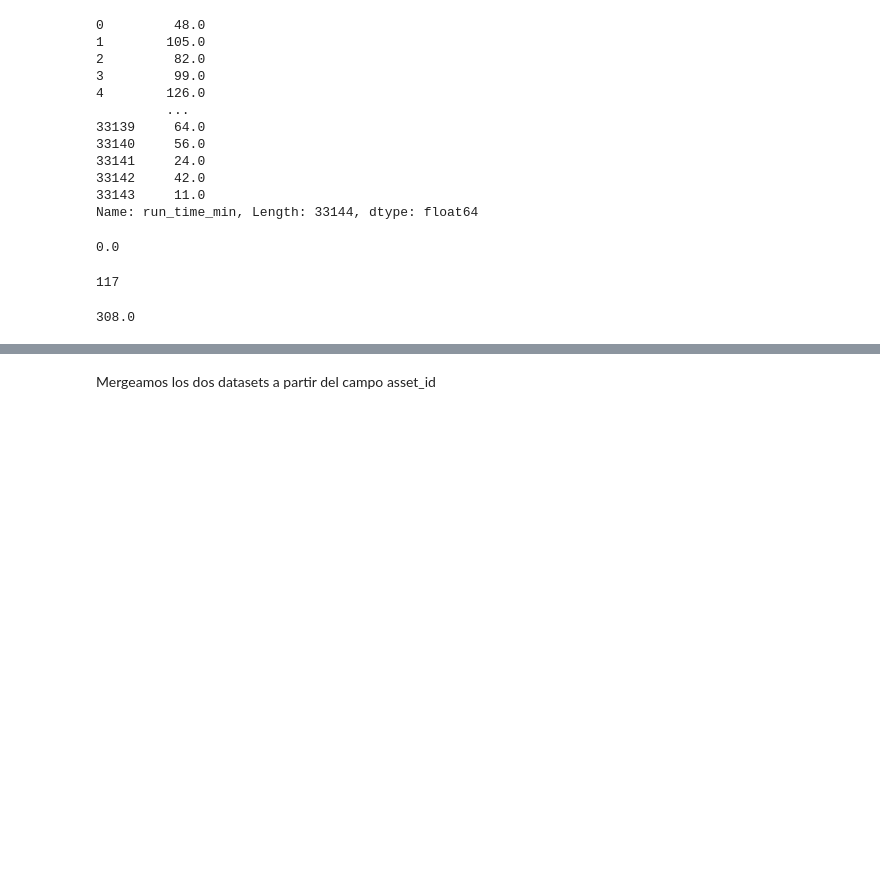
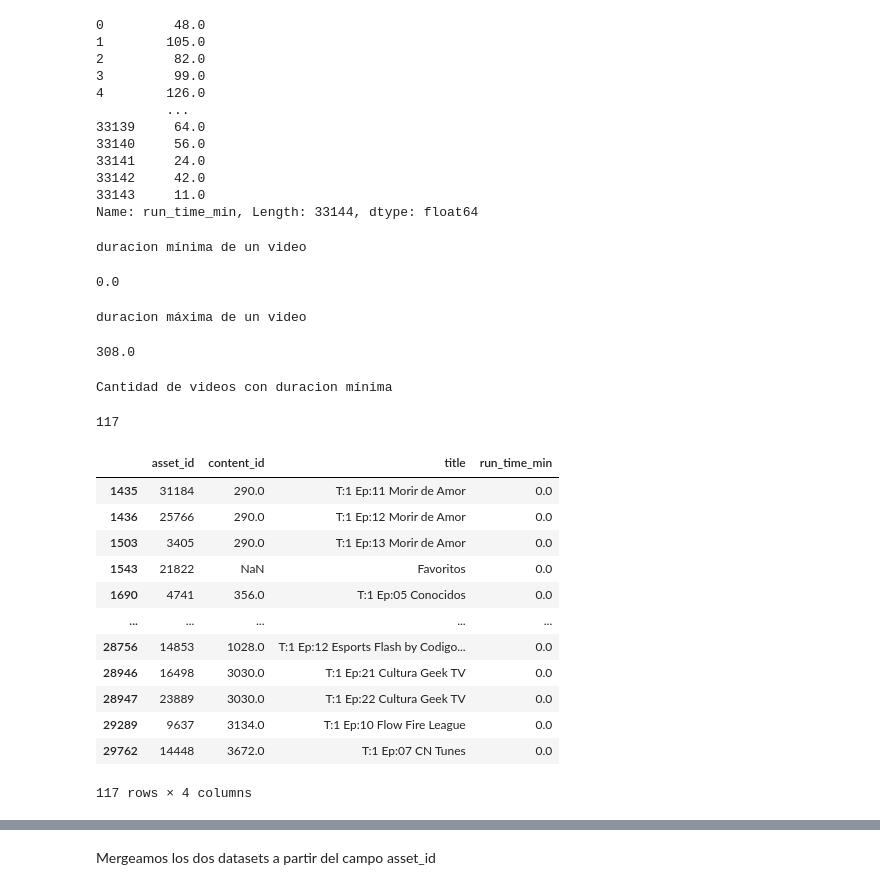
Before and after one commit to ivanjavierparra/Data-Science-Sprint-3, a Jupyter notebook: Entrega_3.ipynb, the cells around one changed output, grey strips where cells are left out. Cells and saved outputs as stored; diff of their text form; code cells hidden in the pictures; blank space fills up the shorter version.

```diff
--- a/Entrega_3.ipynb
+++ b/Entrega_3.ipynb
@@ -285,16 +388,40 @@ df_metadatos['run_time_min']
 Name: run_time_min, Length: 33144, dtype: float64
 # %%
 # duración minima
+print('duracion mínima de un video')
 df_metadatos['run_time_min'].min()
 # %% [output]
-0.0
+duracion mínima de un video
+0.0
+# %%
+# duracion máxima
+print('duracion máxima de un video')
+df_metadatos['run_time_min'].max()
+# %% [output]
+duracion máxima de un video
+308.0
 # %%
 # Cuantos items hay con duración 0
+print('Cantidad de videos con duracion mínima')
 df_metadatos[df_metadatos['run_time_min'] <= 0.0]['run_time_min'].count()
 # %% [output]
-117
+Cantidad de videos con duracion mínima
+117
-# %%
-# duracion máxima
-df_metadatos['run_time_min'].max()
-# %% [output]
-308.0
+# %%
+# ¿Qué películas son?
+print('Videos con duracion minima')
+df_metadatos[df_metadatos['run_time_min'] <= df_metadatos['run_time_min'].min()][['asset_id','content_id','title','run_time_min']]
+# %% [output]
+|  | asset_id | content_id | title | run_time_min |
+| 1435 | 31184 | 290.0 | T:1 Ep:11 Morir de Amor | 0.0 |
+| 1436 | 25766 | 290.0 | T:1 Ep:12 Morir de Amor | 0.0 |
+| 1503 | 3405 | 290.0 | T:1 Ep:13 Morir de Amor | 0.0 |
+| 1543 | 21822 | NaN | Favoritos | 0.0 |
+| 1690 | 4741 | 356.0 | T:1 Ep:05 Conocidos | 0.0 |
+| ... | ... | ... | ... | ... |
+| 28756 | 14853 | 1028.0 | T:1 Ep:12 Esports Flash by Codigo... | 0.0 |
+| 28946 | 16498 | 3030.0 | T:1 Ep:21 Cultura Geek TV | 0.0 |
+| 28947 | 23889 | 3030.0 | T:1 Ep:22 Cultura Geek TV | 0.0 |
+| 29289 | 9637 | 3134.0 | T:1 Ep:10 Flow Fire League | 0.0 |
+| 29762 | 14448 | 3672.0 | T:1 Ep:07 CN Tunes | 0.0 |
+117 rows × 4 columns
```
Also changed, not shown: parts of 22 cells of this notebook.
